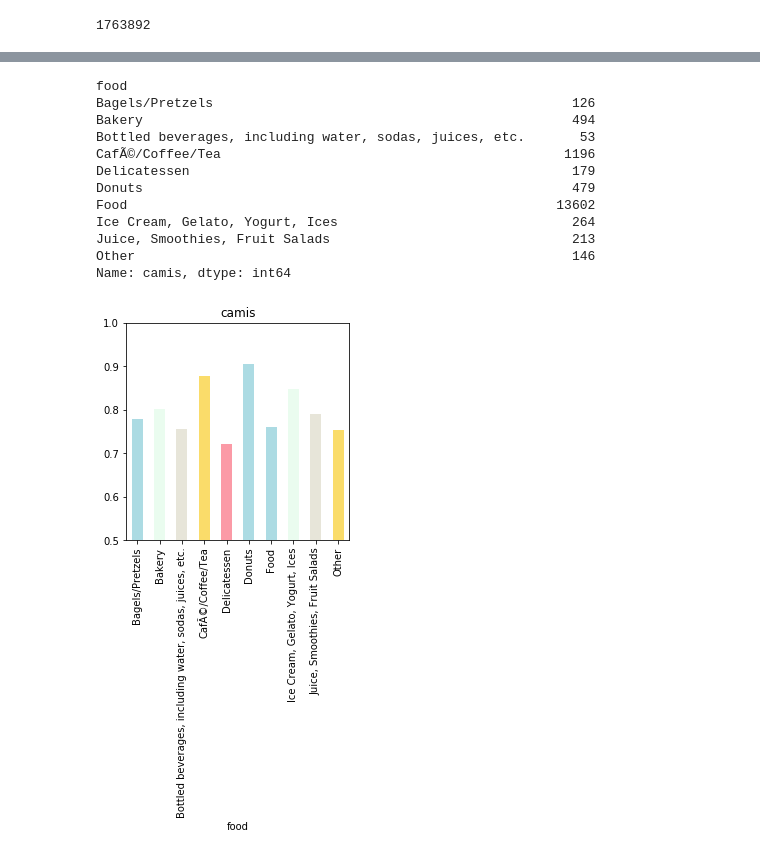
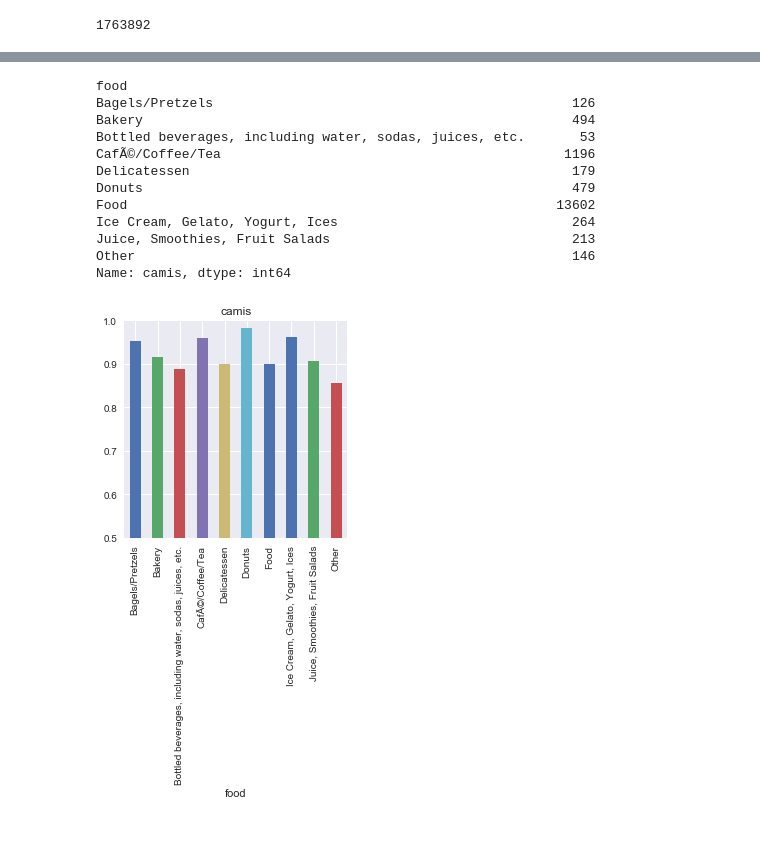
Before and after one commit to imiraoui/NYC-Restaurant-Analysis, a Jupyter notebook: Introductory Visualization.ipynb, the cells around one changed output, grey strips where cells are left out. Cells and saved outputs as stored; diff of their text form; code cells hidden in the pictures.

```diff
--- a/Introductory Visualization.ipynb
+++ b/Introductory Visualization.ipynb
@@ -9,6 +9,5 @@ import folium
 import json
 from datetime import *
 from fuzzywuzzy import fuzz
-
-#Initiate the color palette throughout
-palette =["#acdbe3", "#eafcef","#e7e5d9","#fadc6a","#fb9aa6"]
+%matplotlib inline
+plt.style.use('seaborn')
@@ -153,21 +166,21 @@ array([<matplotlib.axes._subplots.AxesSubplot object at 0x...>],
 # %%
-plot2df = df_cleaned[df_cleaned["score"] < 13].groupby("food")["camis"].count() / df_cleaned.groupby("food")["camis"].count()
-plot2df.plot(kind="bar", subplots = True, figsize=(4,4),color=palette,ylim = (0.5,1))
+plot2df = df_cleaned[df_cleaned["score"] < 14].groupby("food")["camis"].count() / df_cleaned.groupby("food")["camis"].count()
+plot2df.plot(kind="bar", subplots = True, figsize=(4,4),ylim = (0.5,1))
 df_cleaned.groupby("food")["camis"].count()
 # %% [output]
 food
 Bagels/Pretzels                                              126
 Bakery                                                       494
 Bottled beverages, including water, sodas, juices, etc.       53
 CafÃ©/Coffee/Tea                                            1196
 Delicatessen                                                 179
 Donuts                                                       479
 Food                                                       13602
 Ice Cream, Gelato, Yogurt, Ices                              264
 Juice, Smoothies, Fruit Salads                               213
 Other                                                        146
 Name: camis, dtype: int64
-[figure, old version]
+[figure, new version]
 # %%
 #Is there any distinction by Borough?
 df_boro = df_cleaned[df_cleaned["boro"] != "Missing"]
```
Also changed, not shown: parts of 32 cells of this notebook, 1 other file.
